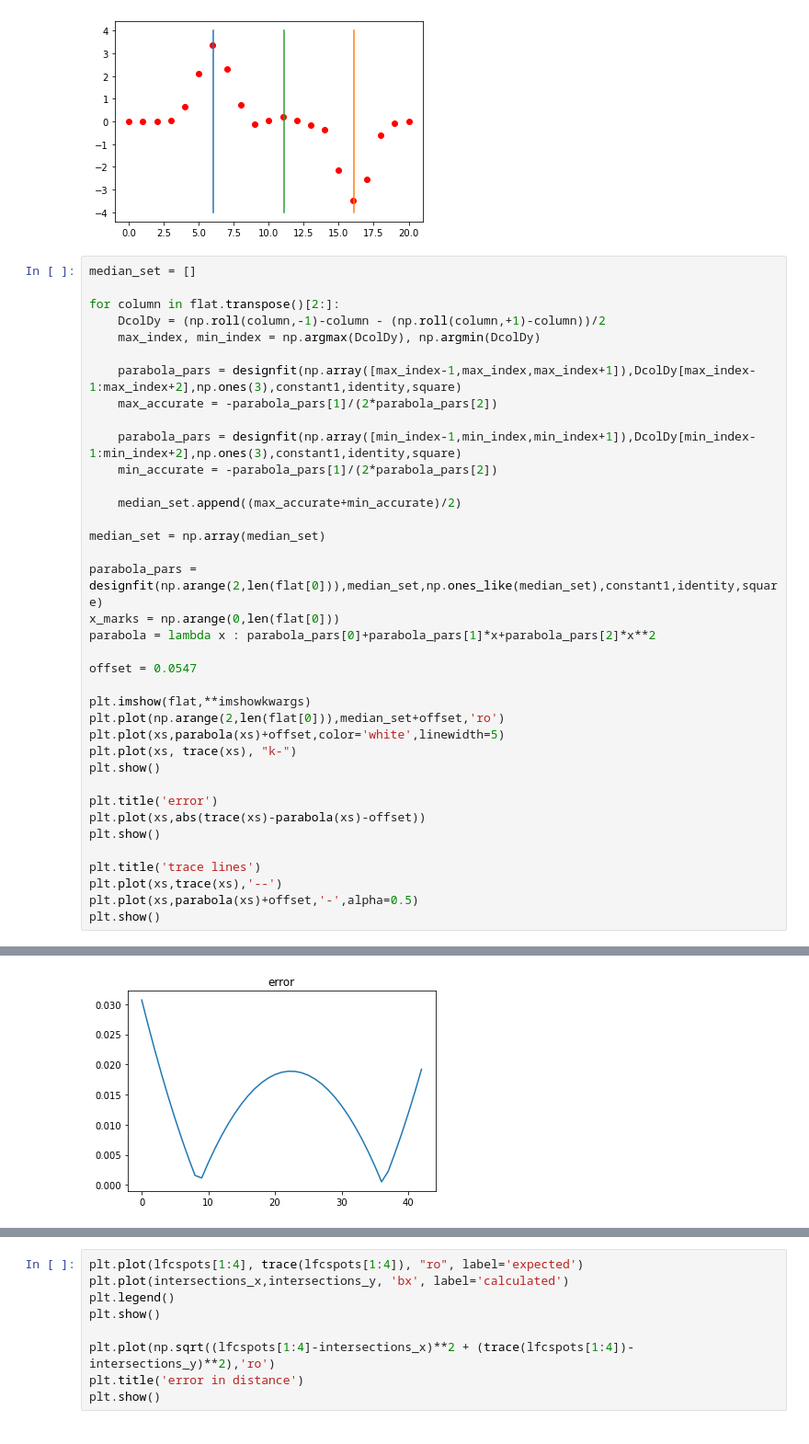
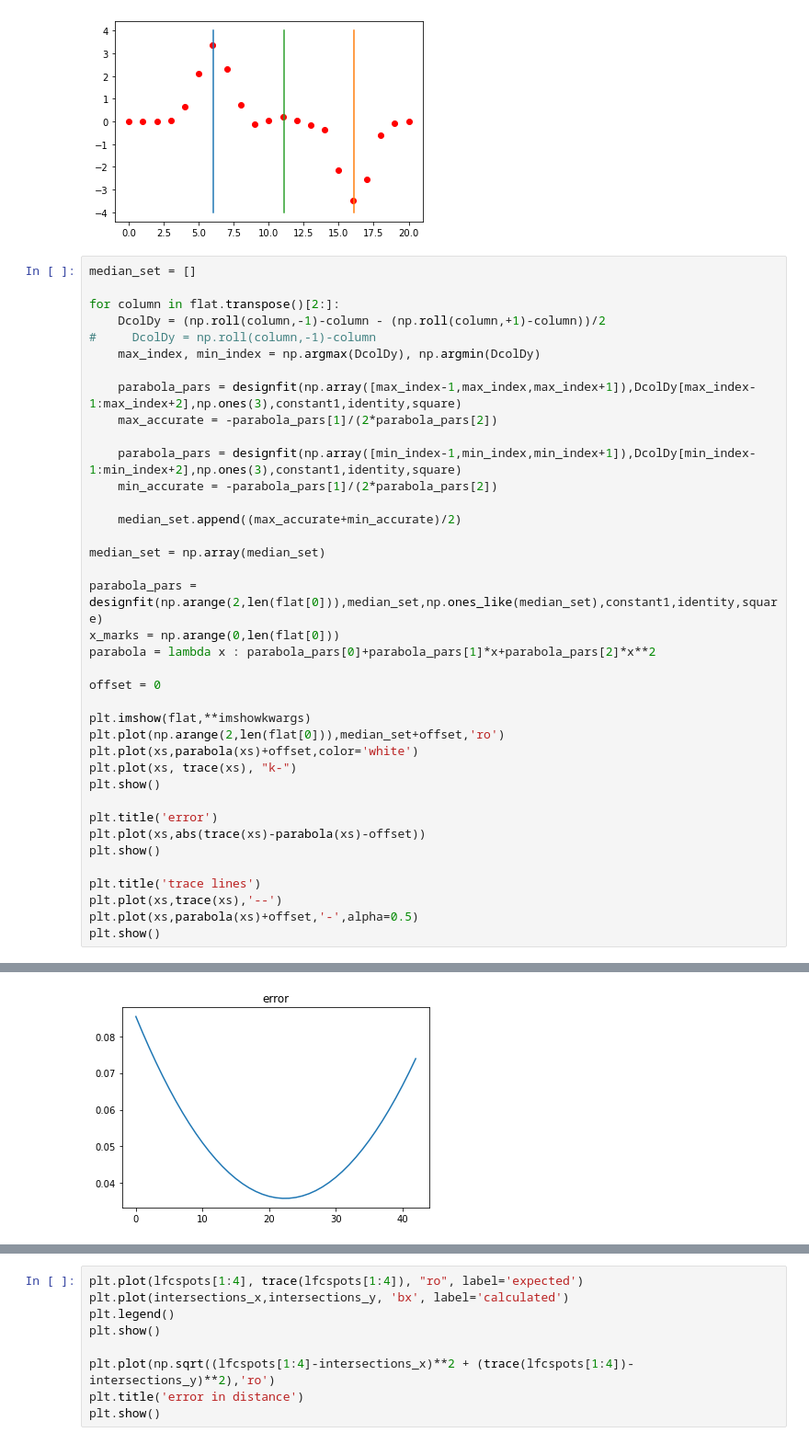
Before and after one commit to krlodeleon/spectro, a Jupyter notebook: blob_detector.ipynb, the cells around one changed output, grey strips where cells are left out. Shown at 92% size. Drawn from its saved outputs; the diff is of its cells as text.

```diff
--- a/blob_detector.ipynb
+++ b/blob_detector.ipynb
@@ -336,6 +336,7 @@ median_set = []
 
 for column in flat.transpose()[2:]:
     DcolDy = (np.roll(column,-1)-column - (np.roll(column,+1)-column))/2
+#     DcolDy = np.roll(column,-1)-column
     max_index, min_index = np.argmax(DcolDy), np.argmin(DcolDy)
 
     parabola_pars = designfit(np.array([max_index-1,max_index,max_index+1]),DcolDy[max_index-1:max_index+2],np.ones(3),constant1,identity,square)
@@ -352,11 +353,11 @@ parabola_pars = designfit(np.arange(2,len(flat[0])),median_set,np.ones_like(medi
 x_marks = np.arange(0,len(flat[0]))
 parabola = lambda x : parabola_pars[0]+parabola_pars[1]*x+parabola_pars[2]*x**2
 
-offset = 0.0547
+offset = 0
 
 plt.imshow(flat,**imshowkwargs)
 plt.plot(np.arange(2,len(flat[0])),median_set+offset,'ro')
-plt.plot(xs,parabola(xs)+offset,color='white',linewidth=5)
+plt.plot(xs,parabola(xs)+offset,color='white')
 plt.plot(xs, trace(xs), "k-")
 plt.show()
 
@@ -373 +374 @@ plt.show()
-[figure, old version]
+[figure, new version]
```
Also changed, not shown: parts of 7 cells of this notebook.
